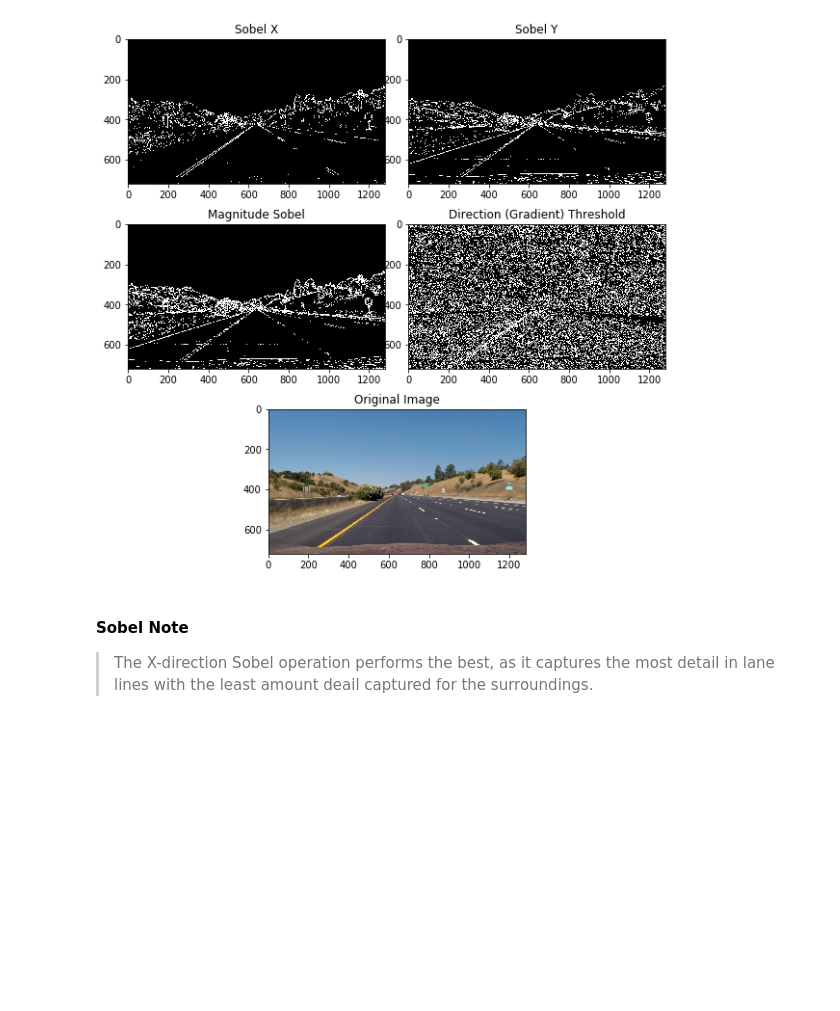
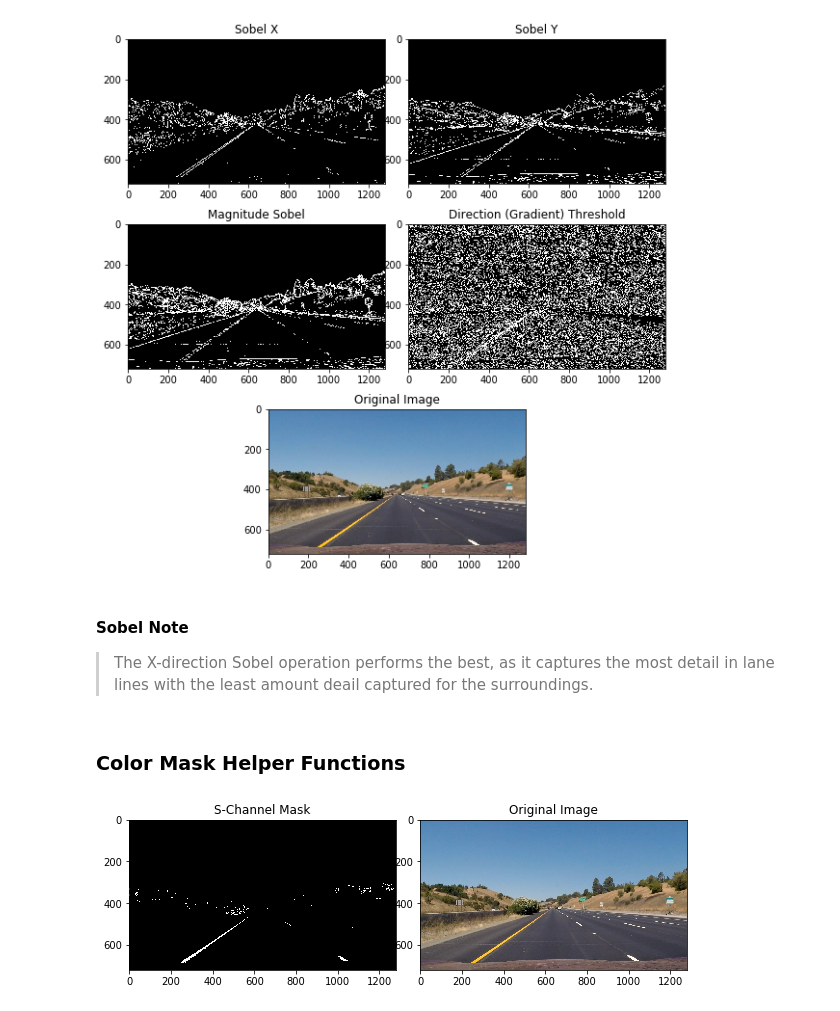
Before and after one commit to rezarajan/sdc-advanced-lane-lines, a Jupyter notebook: P2.ipynb, the cells around one changed output. Drawn from its saved outputs; the diff is of its cells as text; code cells hidden in the pictures; blank space fills up the shorter version.

Commit message:
feat: color threshold

```diff
--- a/P2.ipynb
+++ b/P2.ipynb
@@ -218,3 +220,32 @@ ax4.imshow(test_img);
 # %% [markdown]
 #### Sobel Note
 > The X-direction Sobel operation performs the best, as it captures the most detail in lane lines with the least amount deail captured for the surroundings.
+# %% [markdown]
+### Color Mask Helper Functions
+# %%
+def color_mask(image, thresh=(0,255)):
+    '''
+    Returns a binary image with thresholds applied to the saturation channel of the image.
+    '''
+    hls = cv2.cvtColor(image, cv2.COLOR_RGB2HLS)
+    s_channel = hls[:,:,2]
+
+    color_binary = np.zeros_like(s_channel)
+    color_binary[(s_channel >= thresh[0]) & (s_channel <= thresh[1])] = 1
+
+    return color_binary
+# %%
+# Plotting Sobel Operation
+gs = gridspec.GridSpec(1, 4)
+gs.update(wspace=0.2, hspace=0.2)
+plt.figure(figsize=(10,10))
+ax0 = plt.subplot(gs[0, :2], )
+ax1 = plt.subplot(gs[0, 2:])
+
+ax0.set_title('S-Channel Mask')
+ax1.set_title('Original Image')
+
+ax0.imshow(color_mask(test_img, thresh=(175,255)), cmap='gray')
+ax1.imshow(test_img);
+# %% [output]
+[figure, added]
```
Also changed, not shown: parts of 6 cells of this notebook.
